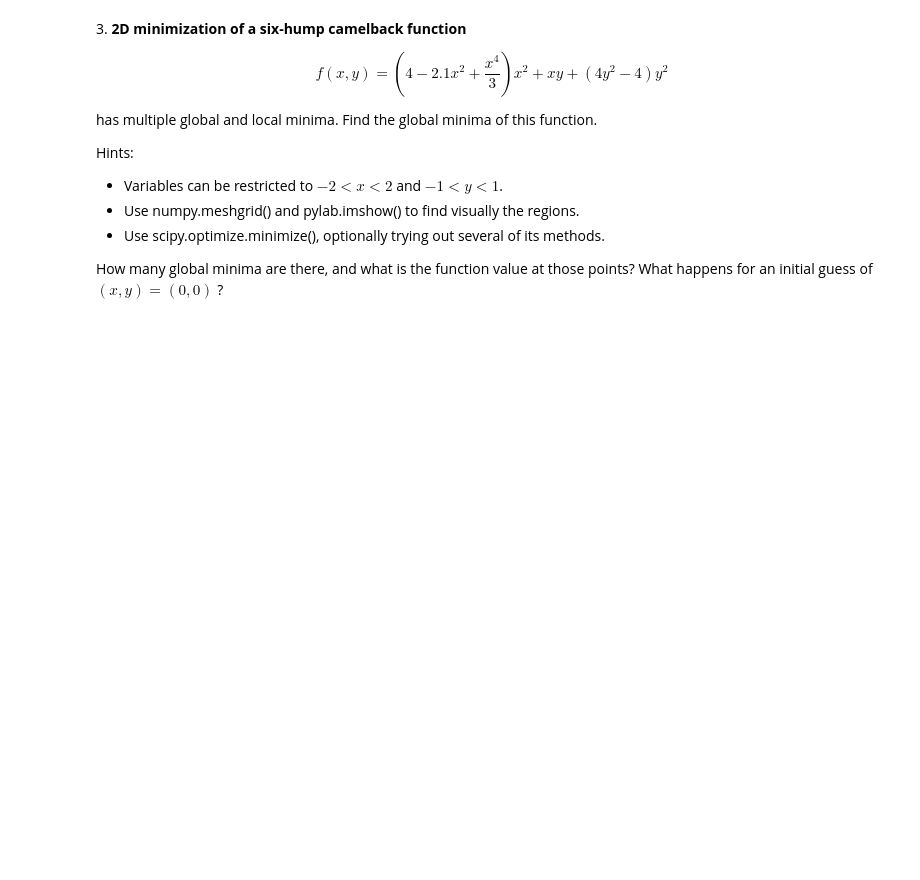
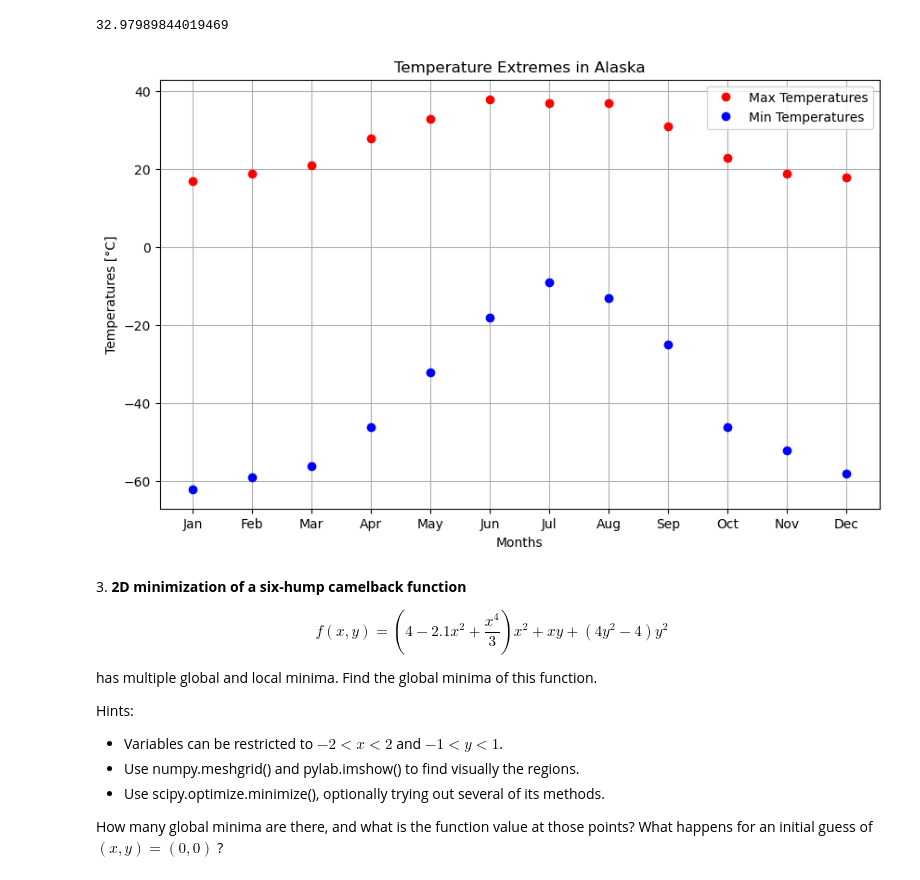
Before and after one commit to PhysicsOfData/LaboratoryOfComputationalPhysics_Y6, a Jupyter notebook: 09exr_Algorithms.ipynb, the cells around one changed output. Saved outputs shown, nothing was run; the diff lists cells and outputs as text; code cells hidden in the pictures; blank space fills up the shorter version.

```diff
--- a/09exr_Algorithms.ipynb
+++ b/09exr_Algorithms.ipynb
@@ -47,3 +1,71 @@ min: -62, -59, -56, -46, -32, -18, -9, -13, -25, -46, -52, -58
+# %%
+"""1\. **Maximum wind speed prediction at the Sprogø station**
+
+The exercise goal is to predict the maximum wind speed occurring every 50 years even if no measure exists for such a period. The available data are only measured over 21 years at the Sprogø meteorological station located in Denmark.
+
+The annual maxima are supposed to fit a normal probability density function. However such function is not going to be estimated because it gives a probability from a wind speed maxima. Finding the maximum wind speed occurring every 50 years requires the opposite approach, the result needs to be found from a defined probability. That is the quantile function role and the exercise goal will be to find it. In the current model, it is supposed that the maximum wind speed occurring every 50 years is defined as the upper 2% quantile.
+
+By definition, the quantile function is the inverse of the cumulative distribution function. The latter describes the probability distribution of an annual maxima. In the exercise, the cumulative probability $p_i$ for a given year i is defined as $p_i = i/(N+1)$ with $N = 21$, the number of measured years. Thus it will be possible to calculate the cumulative probability of every measured wind speed maxima. From those experimental points, the scipy.interpolate module will be very useful for fitting the quantile function. Finally the 50 years maxima is going to be evaluated from the cumulative probability of the 2% quantile.
+
+Practically, load the dataset:"""
+
+import numpy as np
+from scipy.interpolate import UnivariateSpline
+max_speeds = np.load('max-speeds.npy')
+years_nb = max_speeds.shape[0]
+
+#Compute then the cumulative probability $p_i$ (`cprob`) and sort the maximum speeds from the data.
+cprob = np.array([i / (years_nb + 1) for i in range (1, years_nb + 1)]) #array perchè dataset matrice
+sorted_speeeds = np.sort(max_speeds)
+#Use then the  UnivariateSpline from scipy.interpolate to define a quantile function and thus estimate the probabilities.
+quantile_function = UnivariateSpline(cprob, sorted_speeeds)
+
+"""In the current model, the maximum wind speed occurring every 50 years is defined as the upper 2% quantile. As a result, the cumulative probability value will be:
+"""
+
+fifty_prob = 1. - 0.02
+
+
+"""So the storm wind speed occurring every 50 years can be guessed as:"""
+
+
+fifty_wind = quantile_function(fifty_prob)
+print(fifty_wind)
+# %% [output]
+32.97989844019469
+# %%
+"""2\. **Curve fitting of temperature in Alaska**
+
+The temperature extremes in Alaska for each month, starting in January, are given by (in degrees Celcius):
+
+max:  17,  19,  21,  28,  33,  38, 37,  37,  31,  23,  19,  18
+
+min: -62, -59, -56, -46, -32, -18, -9, -13, -25, -46, -52, -58"""
+
+#* Plot these temperature extremes.
+import matplotlib.pyplot as plt
+from scipy.optimize import curve_fit
+months = np.arange(12)
+tmax = np.array([17,  19,  21,  28,  33,  38, 37,  37,  31,  23,  19,  18])
+tmin = np.array([-62, -59, -56, -46, -32, -18, -9, -13, -25, -46, -52, -58])
+plt.figure(figsize=(10,6)) #size del grafico
+plt.plot(months, tmax, "ro", label="Max Temperatures") #x,y,colore,label
+plt.plot(months, tmin, "bo", label="Min Temperatures")
+plt.xlabel('Months')
+plt.ylabel('Temperatures [°C]')
+plt.title('Temperature Extremes in Alaska')
+plt.xticks(months, ['Jan', 'Feb', 'Mar', 'Apr', 'May', 'Jun', 'Jul', 'Aug', 'Sep', 'Oct', 'Nov', 'Dec'])
+plt.legend() #leggenda che ora mettiamo vuota ma che si può integrare
+plt.grid(True) #griglia
+plt.show()
+
+#* Define a function that can describe min and max temperatures.
+
+#* Fit this function to the data with scipy.optimize.curve_fit().
+#* Plot the result. Is the fit reasonable? If not, why?
+#* Is the time offset for min and max temperatures the same within the fit accuracy?
+# %% [output]
+[figure, added]
 # %% [markdown]
 3\. **2D minimization of a six-hump camelback function**
 
```
Also changed, not shown: parts of 3 cells of this notebook.
